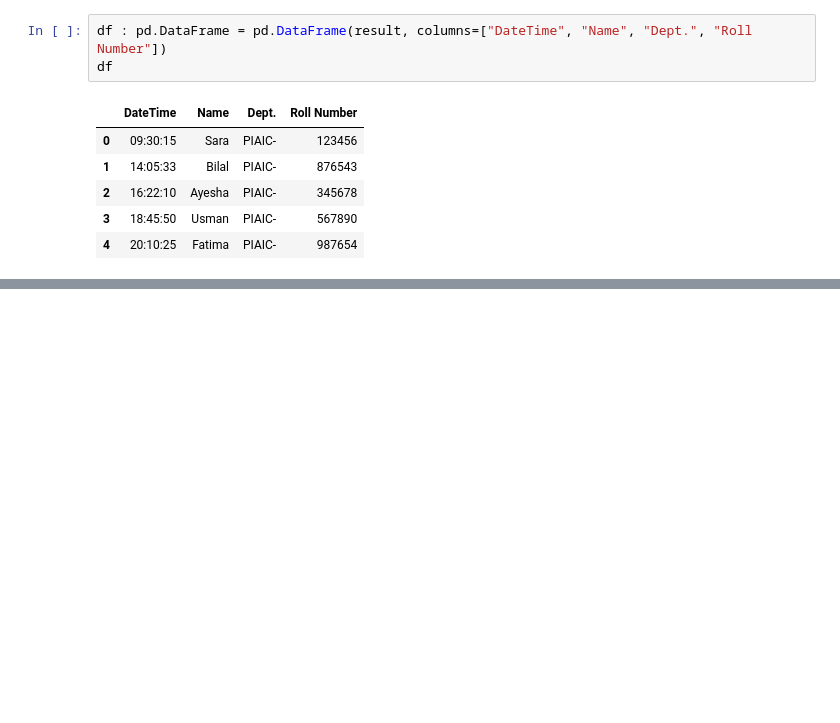
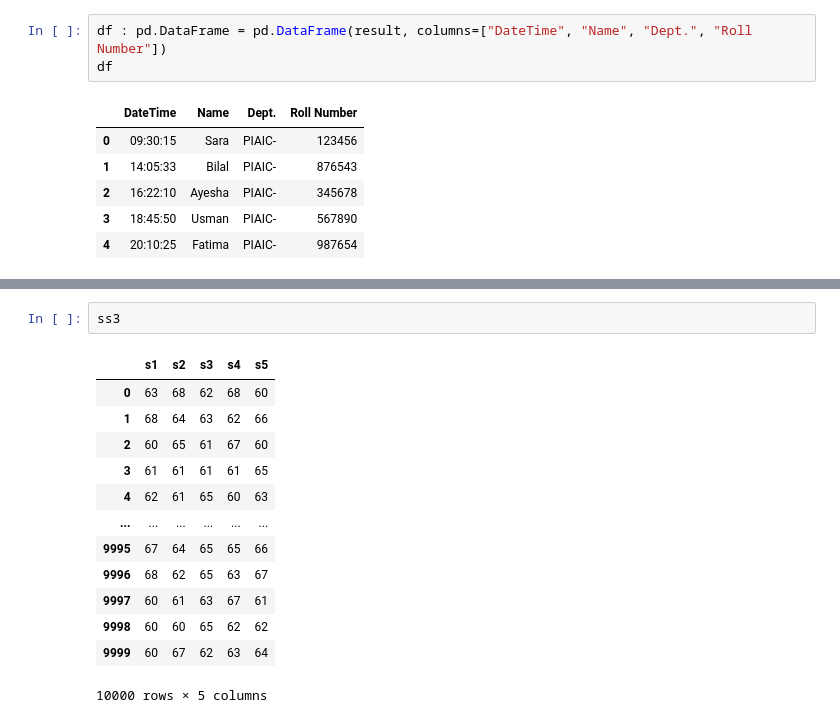
Before and after one commit to wasim3399/batch-62, a Jupyter notebook: learn-python/python-lectures/pandas-revision/class.ipynb, the cells around one changed output, grey strips where cells are left out. Saved outputs shown, nothing was run; the diff lists cells and outputs as text; blank space fills up the shorter version.

```diff
--- a/learn-python/python-lectures/pandas-revision/class.ipynb
+++ b/learn-python/python-lectures/pandas-revision/class.ipynb
@@ -306,0 +396,16 @@ df
+# %%
+ss3
+# %% [output]
+|  | s1 | s2 | s3 | s4 | s5 |
+| 0 | 63 | 68 | 62 | 68 | 60 |
+| 1 | 68 | 64 | 63 | 62 | 66 |
+| 2 | 60 | 65 | 61 | 67 | 60 |
+| 3 | 61 | 61 | 61 | 61 | 65 |
+| 4 | 62 | 61 | 65 | 60 | 63 |
+| ... | ... | ... | ... | ... | ... |
+| 9995 | 67 | 64 | 65 | 65 | 66 |
+| 9996 | 68 | 62 | 65 | 63 | 67 |
+| 9997 | 60 | 61 | 63 | 67 | 61 |
+| 9998 | 60 | 60 | 65 | 62 | 62 |
+| 9999 | 60 | 67 | 62 | 63 | 64 |
+10000 rows × 5 columns
```
Also changed, not shown: parts of 7 cells of this notebook, 1 other file.
